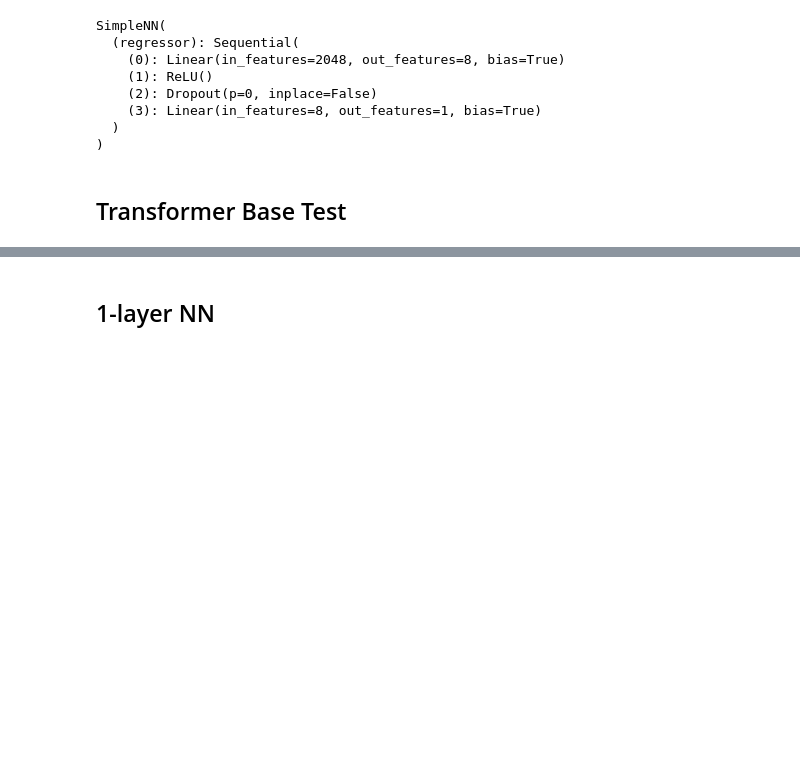
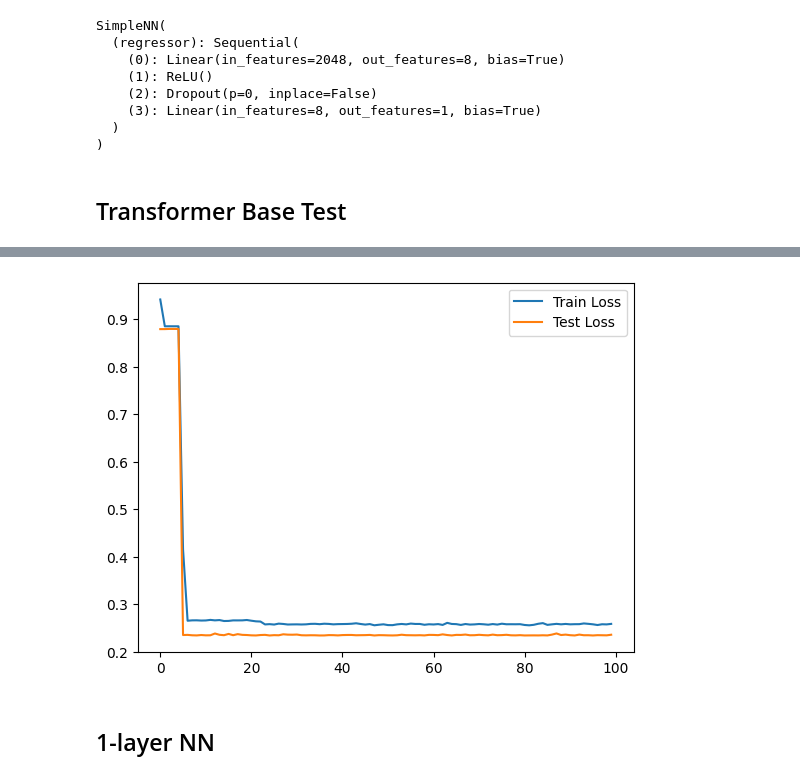
Before and after one commit to david5010/antenna_arrays, a Jupyter notebook: tests.ipynb, the cells around one changed output, grey strips where cells are left out. Cells and saved outputs as stored; diff of their text form; code cells hidden in the pictures; blank space fills up the shorter version.

```diff
--- a/tests.ipynb
+++ b/tests.ipynb
@@ -92,21 +186,21 @@ SimpleNN(
 # %% [markdown]
 ## Transformer Base Test
 # %%
-train_data_path = 'YZ_Large_testing.npz'
-test_data_path = 'YZ_Large_training.npz'
+train_data_path = 'data/large/YZ_Large_testing.npz'
+test_data_path = 'data/large/YZ_Large_training.npz'
 
 torch.manual_seed(0)
-train_loader = DataLoader(AntDataset2D(train_data_path), batch_size = 8, shuffle= True)
-test_loader = DataLoader(AntDataset2D(test_data_path), batch_size = 8, shuffle = True)
+train_loader = DataLoader(AntDataset2D(train_data_path), batch_size = 64, shuffle= True)
+test_loader = DataLoader(AntDataset2D(test_data_path), batch_size = 64, shuffle = True)
 
 print('Finish DataLoaders')
 
 # Hyperparameters
-d_model = 2
+d_model = 1024
 nhead = 2
-num_encoder_layers = 3
-num_decoder_layers = 3
-dim_feedforward = 256
+num_encoder_layers = 6
+num_decoder_layers = 6
+dim_feedforward = 1024
 dropout = 0.1
 device = 'cuda' if torch.cuda.is_available() else 'cpu'
 model = TransformerRegressor(d_model, nhead,
@@ -128,3 +232,10 @@ TypeError: forward() missing 1 required positional argument: 'tgt'
+# %%
+plt.plot(train_loss, label = 'Train Loss')
+plt.plot(test_loss, label = 'Test Loss')
+plt.legend()
+plt.show()
+# %% [output]
+[figure, added]
 # %% [markdown]
 ## 1-layer NN
 # %%
```
Also changed, not shown: parts of 12 cells of this notebook, 6 other files.
